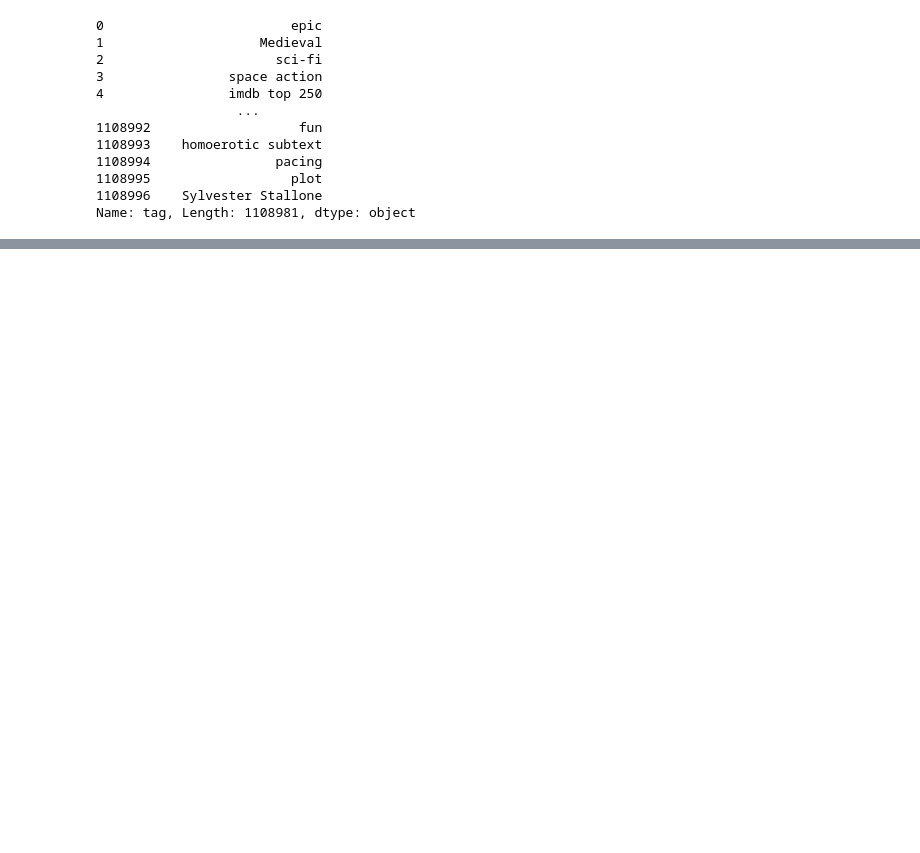
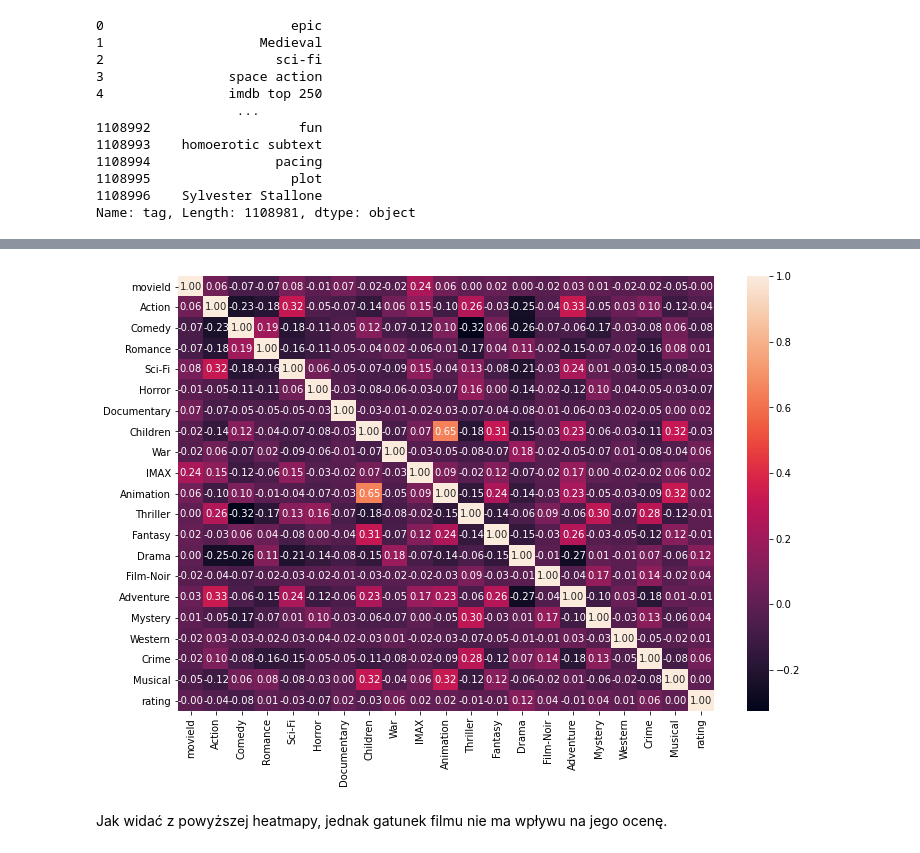
Before and after one commit to hoanganhlinh/WB_Asia_Laura_Pawel, a Jupyter notebook: Kamien_Milowy_I.ipynb, the cells around one changed output, grey strips where cells are left out. Cells and saved outputs as stored; diff of their text form; code cells hidden in the pictures; blank space fills up the shorter version.

```diff
--- a/Kamien_Milowy_I.ipynb
+++ b/Kamien_Milowy_I.ipynb
@@ -621,0 +626,3 @@ Name: tag, Length: 1108981, dtype: object
+# %%
+movies2_ratings = movies2.join(ratings.set_index('movieId'), on='movieId')
+# df.join(other.set_index('key'), on='key')
@@ -621,0 +650,9 @@ Name: tag, Length: 1108981, dtype: object
+# %%
+plt.figure(figsize=(12,8))
+corr = movies2_ratings.corr()
+sns.heatmap(corr, xticklabels=corr.columns.values, yticklabels=corr.columns.values, annot=True, fmt=".2f")
+plt.show()
+# %% [output]
+[figure, added]
+# %% [markdown]
+Jak widać z powyższej heatmapy, jednak gatunek filmu nie ma wpływu na jego ocenę.
```
Also changed, not shown: parts of 20 cells of this notebook.
